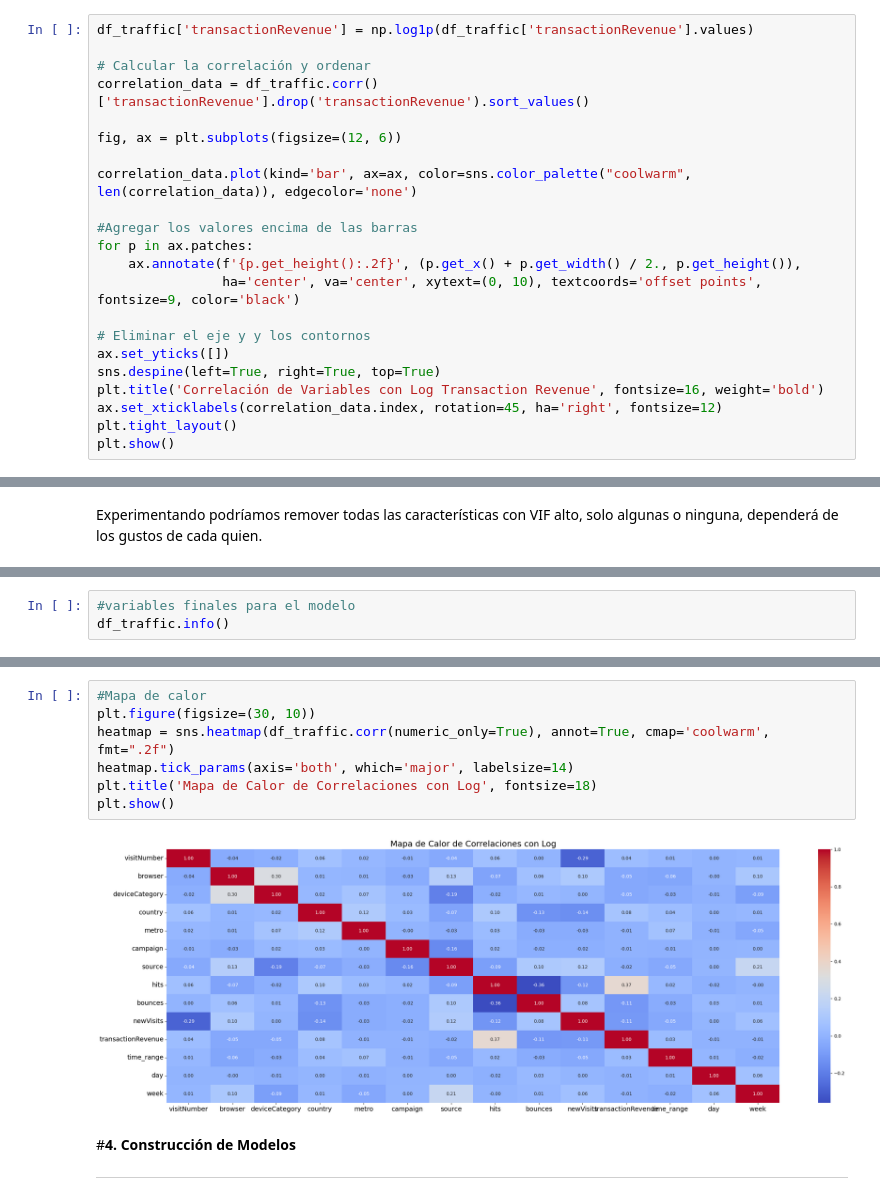
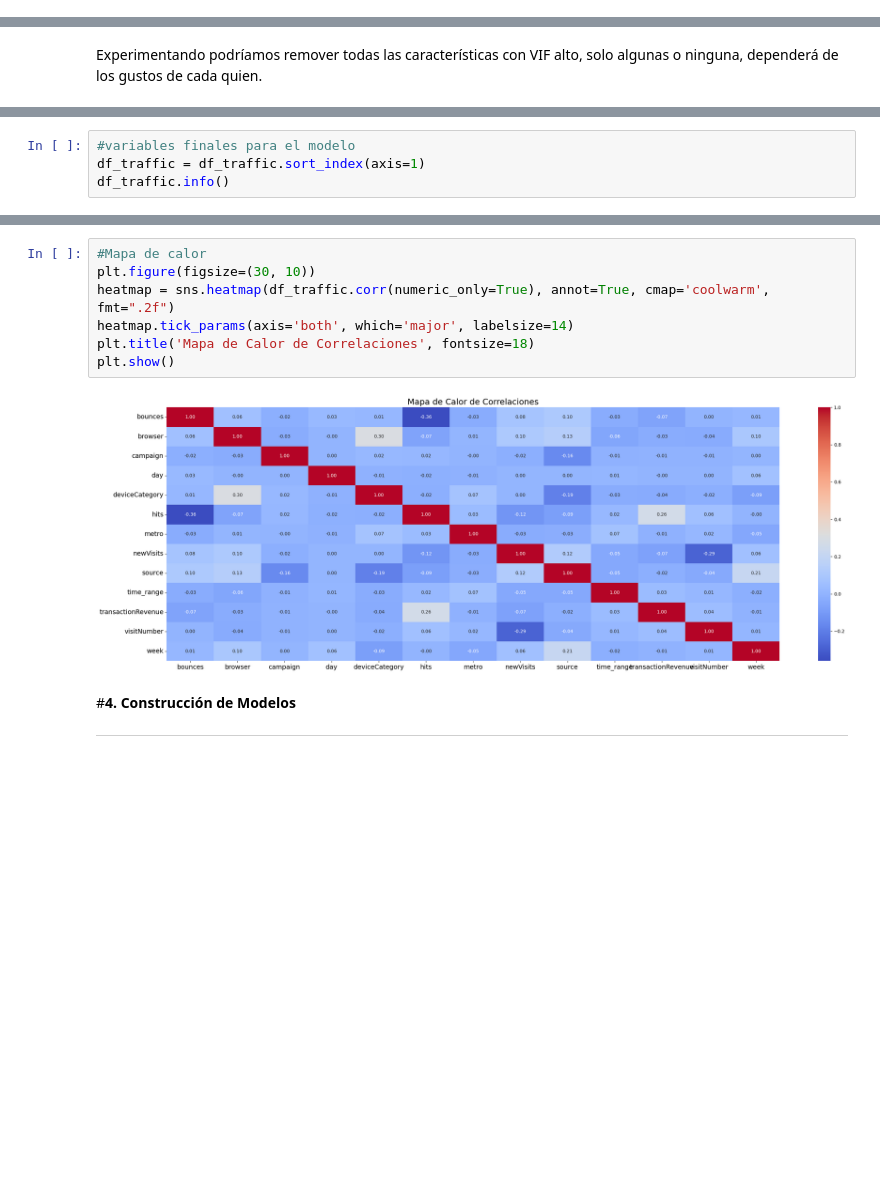
Before and after one commit to GeraDLC/consumer_spending_prediction, a Jupyter notebook: Consumer_Spending_Prediction_Final.ipynb, the cells around one changed output, grey strips where cells are left out. Cells and saved outputs as stored; diff of their text form; blank space fills up the shorter version.

```diff
--- a/Consumer_Spending_Prediction_Final.ipynb
+++ b/Consumer_Spending_Prediction_Final.ipynb
@@ -591,22 +590,0 @@ Es momento de aplicar la transformación logarítmica a la variable objetivo
-# %%
-df_traffic['transactionRevenue'] = np.log1p(df_traffic['transactionRevenue'].values)
-
-# Calcular la correlación y ordenar
-correlation_data = df_traffic.corr()['transactionRevenue'].drop('transactionRevenue').sort_values()
-
-fig, ax = plt.subplots(figsize=(12, 6))
-
-correlation_data.plot(kind='bar', ax=ax, color=sns.color_palette("coolwarm", len(correlation_data)), edgecolor='none')
-
-#Agregar los valores encima de las barras
-for p in ax.patches:
-    ax.annotate(f'{p.get_height():.2f}', (p.get_x() + p.get_width() / 2., p.get_height()),
-                ha='center', va='center', xytext=(0, 10), textcoords='offset points', fontsize=9, color='black')
-
-# Eliminar el eje y y los contornos
-ax.set_yticks([])
-sns.despine(left=True, right=True, top=True)
-plt.title('Correlación de Variables con Log Transaction Revenue', fontsize=16, weight='bold')
-ax.set_xticklabels(correlation_data.index, rotation=45, ha='right', fontsize=12)
-plt.tight_layout()
-plt.show()
@@ -743,5 +710,6 @@ df_traffic
 # %%
 #variables finales para el modelo
+df_traffic = df_traffic.sort_index(axis=1)
 df_traffic.info()
 # %% [output]
 <class 'pandas.core.frame.DataFrame'>
@@ -764,12 +735,12 @@ memory usage: 1.3 MB
 # %%
 #Mapa de calor
 plt.figure(figsize=(30, 10))
 heatmap = sns.heatmap(df_traffic.corr(numeric_only=True), annot=True, cmap='coolwarm', fmt=".2f")
 heatmap.tick_params(axis='both', which='major', labelsize=14)
-plt.title('Mapa de Calor de Correlaciones con Log', fontsize=18)
+plt.title('Mapa de Calor de Correlaciones', fontsize=18)
 plt.show()
 # %% [output]
-[figure, old version]
+[figure, new version]
 # %% [markdown]
 #**4. Construcción de Modelos**
 
```
Also changed, not shown: parts of 34 cells of this notebook.
